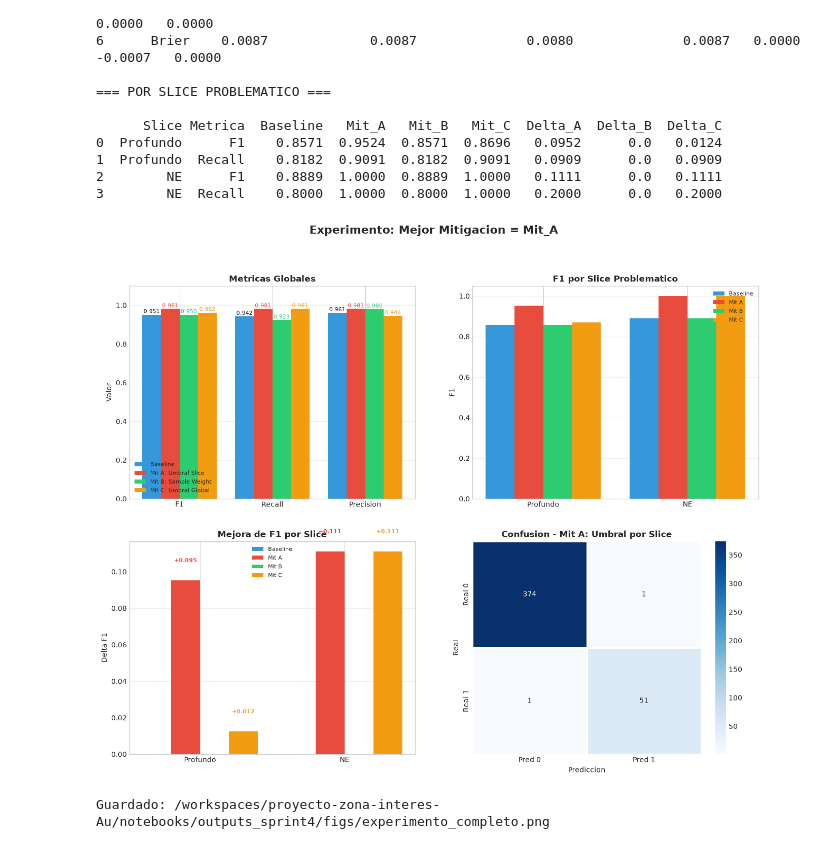
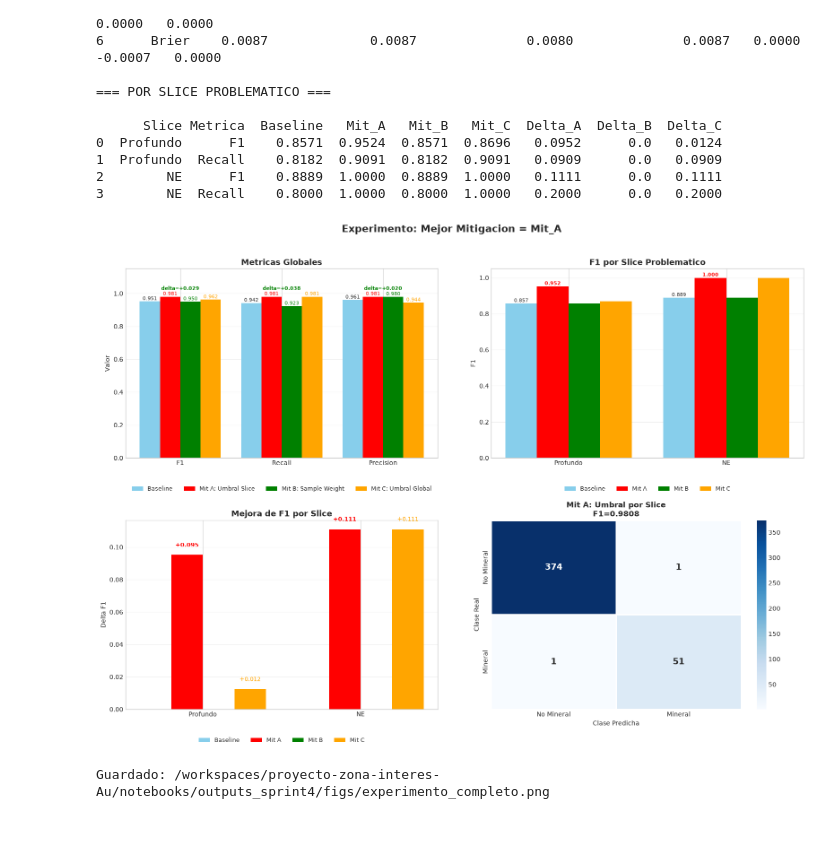
Before and after one commit to Fernando-Huaman/proyecto-zona-interes-Au, a Jupyter notebook: notebooks/sprint4.ipynb, the cells around one changed output. Drawn from its saved outputs; the diff is of its cells as text; code cells hidden in the pictures.

```diff
--- a/notebooks/sprint4.ipynb
+++ b/notebooks/sprint4.ipynb
@@ -132,7 +189,7 @@ Definimos 6 slices relevantes para datos geoquimicos. Regla: n >= 20 para conclu
 # ============================================================
 # DEFINICION DE SLICES
 # ============================================================
-df_test_orig = pd.read_csv("/workspaces/proyecto-zona-interes-Au/data/interim/data_prueba.csv")
+df_test_orig = pd.read_csv("../data/interim/data_prueba.csv")
 
 X_test_full = X_test.copy()
 X_test_full['target_Au'] = y_test.values
@@ -481,10 +555,10 @@ for _, row in top2.iterrows():
 
     fig, ax = plt.subplots(figsize=(10, 6))
     fn = [features[i] for i in tdx]; vl = diff[tdx]
-    ax.barh(range(len(vl)), vl, color=['#e74c3c' if v > 0 else '#3498db' for v in vl])
+    ax.barh(range(len(vl)), vl, color=['red' if v > 0 else 'skyblue' for v in vl], edgecolor='white')
     ax.set_yticks(range(len(vl))); ax.set_yticklabels(fn)
-    ax.set_xlabel('|SHAP| slice - |SHAP| resto')
-    ax.set_title(f'Features Gatillo: {cat}', fontweight='bold')
+    ax.set_xlabel('|SHAP| slice - |SHAP| resto', fontsize=11)
+    ax.set_title(f'Features Gatillo: {cat}\n(positivo = mas influyente en slice problematico)', fontweight='bold', fontsize=12)
     ax.axvline(0, color='k', lw=0.5); ax.grid(axis='x', alpha=0.3)
     plt.tight_layout()
     plt.savefig(f"{OUTPUT_DIR}/figs/shap_diff_{cat}.png", dpi=300, bbox_inches='tight')
@@ -609,6 +684,7 @@ for _, r in top2.iterrows():
     d = []; a = []
     if r['Recall'] < 0.85: d.append(f'Bajo recall ({r["Recall"]:.3f})'); a.append('Reducir umbral / Sample weight')
     if r['Precision'] < 0.85: d.append('Baja precision'); a.append('Aumentar umbral')
+    if r['Brier'] > 0.05: d.append('Mala calibracion'); a.append('Calibracion isotonica')
     mit.append({'Slice': r['Categoria'], 'F1': r['F1'], 'Recall': r['Recall'],
                 'Diagnostico': ' | '.join(d) if d else 'OK',
                 'Mitigacion': ' + '.join(a) if a else 'Ninguna'})
@@ -761,7 +817,7 @@ Global: F1=0.9505 (delta=-0.0010)
   NE: F1 0.8889 → 0.8889 (delta=+0.0000) | Rec 0.8000 → 0.8000
 # %%
 # ============================================================
-# MITIGACION C: UMBRAL GLOBAL OPTIMO (mas agresivo)
+# MITIGACION C: UMBRAL GLOBAL OPTIMO
 # ============================================================
 print('=== MITIGACION C: Umbral Global Optimo ===')
 
@@ -769,7 +825,6 @@ t_global, f1_global_opt = find_thresh(y_test, y_prob_baseline, 'f1')
 print(f"  Umbral optimo global: {t_global:.2f} (vs 0.50) | F1={f1_global_opt:.4f}")
 
 y_pred_mitC = (y_prob_baseline >= t_global).astype(int)
-
 mC = {'Accuracy': accuracy_score(y_test, y_pred_mitC),
       'Precision': precision_score(y_test, y_pred_mitC, zero_division=0),
       'Recall': recall_score(y_test, y_pred_mitC, zero_division=0),
@@ -778,11 +833,9 @@ mC = {'Accuracy': accuracy_score(y_test, y_pred_mitC),
       'Brier': baseline_metrics['Brier']}
 
 print(f"\nGlobal: F1={mC['F1']:.4f} (delta={mC['F1']-f1g:+.4f})")
-
 for _, r in top2.iterrows():
     sc = f"slice_{r['Slice']}"; cat = r['Categoria']
-    mask = X_test_full[sc] == cat
-    pos = [i for i, m in enumerate(mask) if m]
+    mask = X_test_full[sc] == cat; pos = [i for i, m in enumerate(mask) if m]
     if len(pos) >= 10:
         yt = y_test.iloc[pos]
         f1_b = f1_score(yt, y_pred_baseline[pos], zero_division=0)
@@ -877,7 +919,7 @@ MEJOR MITIGACION: Mit_A | F1=0.9808 (delta=+0.0293)
 3        NE  Recall    0.8000  1.0000  0.8000  1.0000   0.2000      0.0   0.2000
 # %%
 # ============================================================
-# VISUALIZACION DEL EXPERIMENTO
+# VISUALIZACION DEL EXPERIMENTO (MEJORADA)
 # ============================================================
 fig, axes = plt.subplots(2, 2, figsize=(16, 12))
 w = 0.2
@@ -886,21 +928,26 @@ w = 0.2
 ax = axes[0, 0]
 mn = ['F1', 'Recall', 'Precision']
 base_vals = [baseline_metrics[m] for m in mn]
-vals_A = [mA[m] for m in mn]
-vals_B = [mB[m] for m in mn]
-vals_C = [mC[m] for m in mn]
+vals_A = [mA[m] for m in mn]; vals_B = [mB[m] for m in mn]; vals_C = [mC[m] for m in mn]
 x = np.arange(len(mn))
-ax.bar(x - 1.5*w, base_vals, w, label='Baseline', color='#3498db')
-ax.bar(x - 0.5*w, vals_A, w, label='Mit A: Umbral Slice', color='#e74c3c')
-ax.bar(x + 0.5*w, vals_B, w, label='Mit B: Sample Weight', color='#2ecc71')
-ax.bar(x + 1.5*w, vals_C, w, label='Mit C: Umbral Global', color='#f39c12')
+ax.bar(x - 1.5*w, base_vals, w, label='Baseline', color='skyblue')
+ax.bar(x - 0.5*w, vals_A, w, label='Mit A: Umbral Slice', color='red')
+ax.bar(x + 0.5*w, vals_B, w, label='Mit B: Sample Weight', color='green')
+ax.bar(x + 1.5*w, vals_C, w, label='Mit C: Umbral Global', color='orange')
 for i in range(len(mn)):
     ax.text(i - 1.5*w, base_vals[i]+0.008, f'{base_vals[i]:.3f}', ha='center', fontsize=8)
-    if vals_A[i] != base_vals[i]: ax.text(i - 0.5*w, vals_A[i]+0.008, f'{vals_A[i]:.3f}', ha='center', fontsize=8, color='#e74c3c')
-    if vals_B[i] != base_vals[i]: ax.text(i + 0.5*w, vals_B[i]+0.008, f'{vals_B[i]:.3f}', ha='center', fontsize=8, color='#2ecc71')
-    if vals_C[i] != base_vals[i]: ax.text(i + 1.5*w, vals_C[i]+0.008, f'{vals_C[i]:.3f}', ha='center', fontsize=8, color='#f39c12')
-ax.set_xticks(x); ax.set_xticklabels(mn); ax.set_ylabel('Valor'); ax.set_ylim(0, 1.1)
-ax.set_title('Metricas Globales', fontweight='bold'); ax.legend(fontsize=8); ax.grid(axis='y', alpha=0.3)
+    ax.text(i - 0.5*w, vals_A[i]+0.008, f'{vals_A[i]:.3f}', ha='center', fontsize=8, color='red')
+    ax.text(i + 0.5*w, vals_B[i]+0.008, f'{vals_B[i]:.3f}', ha='center', fontsize=8, color='green')
+    ax.text(i + 1.5*w, vals_C[i]+0.008, f'{vals_C[i]:.3f}', ha='center', fontsize=8, color='orange')
+    # Anotar delta de la mejor
+    deltas = [vals_A[i]-base_vals[i], vals_B[i]-base_vals[i], vals_C[i]-base_vals[i]]
+    best_d = max(deltas)
+    ax.text(i, max(base_vals[i], vals_A[i], vals_B[i], vals_C[i]) + 0.04, f'delta={best_d:+.3f}', ha='center', fontsize=8, color='green', fontweight='bold')
+ax.set_xticks(x); ax.set_xticklabels(mn); ax.set_ylabel('Valor'); ax.set_ylim(0, 1.15)
+ax.set_title('Metricas Globales', fontweight='bold', fontsize=13)
+ax.grid(axis='y', alpha=0.3)
+# Leyenda fuera
+ax.legend(fontsize=9, loc='upper center', bbox_to_anchor=(0.5, -0.12), ncol=4)
 
 # 2. F1 por slice
 ax = axes[0, 1]
@@ -915,58 +962,63 @@ for _, r in top2.iterrows():
     f1_a_s.append(f1_score(yt, y_pred_mitA[pos], zero_division=0))
     f1_b_s.append(f1_score(yt, y_pred_mitB[pos], zero_division=0))
     f1_c_s.append(f1_score(yt, y_pred_mitC[pos], zero_division=0))
-
 x = np.arange(len(cats))
-ax.bar(x - 1.5*w, f1_base_s, w, label='Baseline', color='#3498db')
-ax.bar(x - 0.5*w, f1_a_s, w, label='Mit A', color='#e74c3c')
-ax.bar(x + 0.5*w, f1_b_s, w, label='Mit B', color='#2ecc71')
-ax.bar(x + 1.5*w, f1_c_s, w, label='Mit C', color='#f39c12')
+ax.bar(x - 1.5*w, f1_base_s, w, label='Baseline', color='skyblue')
+ax.bar(x - 0.5*w, f1_a_s, w, label='Mit A', color='red')
+ax.bar(x + 0.5*w, f1_b_s, w, label='Mit B', color='green')
+ax.bar(x + 1.5*w, f1_c_s, w, label='Mit C', color='orange')
+for i in range(len(cats)):
+    ax.text(i - 1.5*w, f1_base_s[i]+0.008, f'{f1_base_s[i]:.3f}', ha='center', fontsize=8)
+    ax.text(i - 0.5*w, f1_a_s[i]+0.008, f'{f1_a_s[i]:.3f}', ha='center', fontsize=8, fontweight='bold', color='red')
 ax.set_xticks(x); ax.set_xticklabels(cats); ax.set_ylabel('F1')
-ax.set_title('F1 por Slice Problematico', fontweight='bold'); ax.legend(fontsize=8); ax.grid(axis='y', alpha=0.3)
+ax.set_title('F1 por Slice Problematico', fontweight='bold', fontsize=13)
+ax.grid(axis='y', alpha=0.3)
+ax.legend(fontsize=9, loc='upper center', bbox_to_anchor=(0.5, -0.12), ncol=4)
 
 # 3. Delta F1 por slice
 ax = axes[1, 0]
 dA = [a-b for a,b in zip(f1_a_s, f1_base_s)]
 dB = [a-b for a,b in zip(f1_b_s, f1_base_s)]
 dC = [a-b for a,b in zip(f1_c_s, f1_base_s)]
-ax.bar(x - 1.5*w, [0]*len(cats), w, label='Baseline', color='#3498db')
-ax.bar(x - 0.5*w, dA, w, label='Mit A', color='#e74c3c')
-ax.bar(x + 0.5*w, dB, w, label='Mit B', color='#2ecc71')
-ax.bar(x + 1.5*w, dC, w, label='Mit C', color='#f39c12')
-ax.axhline(0, color='k', ls='-', lw=0.5)
+ax.bar(x - 1.5*w, [0]*len(cats), w, label='Baseline', color='skyblue')
+ax.bar(x - 0.5*w, dA, w, label='Mit A', color='red')
+ax.bar(x + 0.5*w, dB, w, label='Mit B', color='green')
+ax.bar(x + 1.5*w, dC, w, label='Mit C', color='orange')
+ax.axhline(0, color='k', lw=0.5)
 for i, (a,b,c) in enumerate(zip(dA, dB, dC)):
-    if abs(a) > 0.001: ax.text(i - 0.5*w, a + (0.01 if a>0 else -0.03), f'{a:+.3f}', ha='center', fontsize=8, color='#e74c3c', fontweight='bold')
-    if abs(b) > 0.001: ax.text(i + 0.5*w, b + (0.01 if b>0 else -0.03), f'{b:+.3f}', ha='center', fontsize=8, color='#2ecc71', fontweight='bold')
-    if abs(c) > 0.001: ax.text(i + 1.5*w, c + (0.01 if c>0 else -0.03), f'{c:+.3f}', ha='center', fontsize=8, color='#f39c12', fontweight='bold')
+    if abs(a) > 0.001: ax.text(i - 0.5*w, a + (0.005 if a>0 else -0.005), f'{a:+.3f}', ha='center', fontsize=9, color='red', fontweight='bold')
+    if abs(b) > 0.001: ax.text(i + 0.5*w, b + (0.005 if b>0 else -0.005), f'{b:+.3f}', ha='center', fontsize=9, color='green')
+    if abs(c) > 0.001: ax.text(i + 1.5*w, c + (0.005 if c>0 else -0.005), f'{c:+.3f}', ha='center', fontsize=9, color='orange')
 ax.set_xticks(x); ax.set_xticklabels(cats); ax.set_ylabel('Delta F1')
-ax.set_title('Mejora de F1 por Slice', fontweight='bold'); ax.legend(fontsize=8); ax.grid(axis='y', alpha=0.3)
+ax.set_title('Mejora de F1 por Slice', fontweight='bold', fontsize=13)
+ax.grid(axis='y', alpha=0.3)
+ax.legend(fontsize=9, loc='upper center', bbox_to_anchor=(0.5, -0.12), ncol=4)
 
 # 4. Matriz confusion de la mejor mitigacion
 ax = axes[1, 1]
-# Usar la mejor mitigacion
 if best_name == 'Mit_A':
     yp_best = y_pred_mitA; name_best = 'Mit A: Umbral por Slice'
 elif best_name == 'Mit_B':
     yp_best = y_pred_mitB; name_best = 'Mit B: Sample Weight'
 elif best_name == 'Mit_C':
     yp_best = y_pred_mitC; name_best = 'Mit C: Umbral Global'
 else:
     yp_best = y_pred_baseline; name_best = 'Baseline'
 
 cm = confusion_matrix(y_test, yp_best)
 sns.heatmap(cm, annot=True, fmt='d', cmap='Blues', ax=ax,
-            xticklabels=['Pred 0', 'Pred 1'], yticklabels=['Real 0', 'Real 1'],
-            linewidths=2, linecolor='white')
-ax.set_title(f'Confusion - {name_best}', fontweight='bold')
-ax.set_ylabel('Real'); ax.set_xlabel('Prediccion')
+            xticklabels=['No Mineral', 'Mineral'], yticklabels=['No Mineral', 'Mineral'],
+            linewidths=2, linecolor='white', annot_kws={'size': 14, 'weight': 'bold'})
+ax.set_title(f'{name_best}\nF1={best_f1:.4f}', fontweight='bold', fontsize=12)
+ax.set_ylabel('Clase Real'); ax.set_xlabel('Clase Predicha')
 
 plt.suptitle(f'Experimento: Mejor Mitigacion = {best_name}', fontsize=16, fontweight='bold')
+plt.tight_layout(rect=[0, 0, 1, 0.96])
 plt.savefig(f'{OUTPUT_DIR}/figs/experimento_completo.png', dpi=300, bbox_inches='tight')
 plt.show()
-
 print(f'\nGuardado: {OUTPUT_DIR}/figs/experimento_completo.png')
 # %% [output]
-[figure, old version]
+[figure, new version]
 Guardado: /workspaces/proyecto-zona-interes-Au/notebooks/outputs_sprint4/figs/experimento_completo.png
 # %% [markdown]
 ## 8. Conclusiones y Plan de Mitigacion
```
Also changed, not shown: parts of 22 cells of this notebook, 5 other files.
